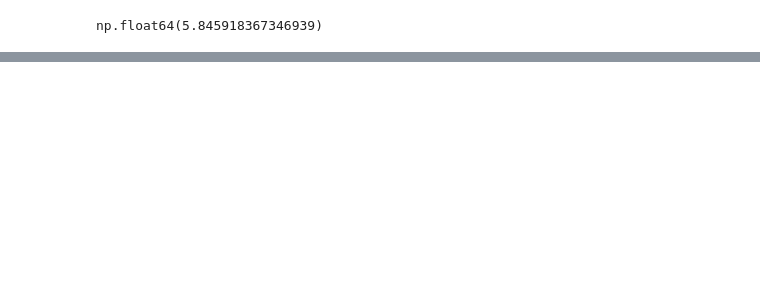
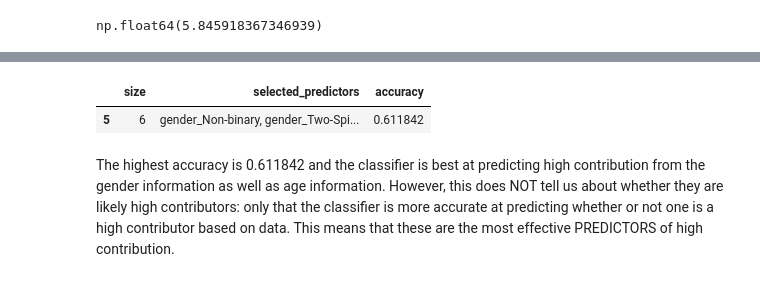
Before and after one commit to SamsonTan14/dsciindividualproject, a Jupyter notebook: final_project.ipynb, the cells around one changed output, grey strips where cells are left out. Cells and saved outputs as stored; diff of their text form; code cells hidden in the pictures; blank space fills up the shorter version.

```diff
--- a/final_project.ipynb
+++ b/final_project.ipynb
@@ -84,0 +103,35 @@ y_test = test['high_contributor']
+# %%
+
+#forward iteration to determine how many predictors is best to use
+
+# for every possible number of predictors
+for i in range(1, n_total + 1):
+
+    accs = np.zeros(len(names))
+    # for every possible predictor to add
+    for j in range(len(names)):
+        # Add remaining predictor j to the model
+            X = contr_subset[selected + [names[j]]]
+            y = contr_subset["high_contributor"]
+
+        # Find the best K for this set of predictors
+            contr_tune_grid.fit(X, y)
+            accuracies_grid = pd.DataFrame(contr_tune_grid.cv_results_)
+
+        # Store the tuned accuracy for this set of predictors
+            accs[j] = accuracies_grid["mean_test_score"].max()
+
+    # get the best new set of predictors that maximize cv accuracy
+    best_set = selected + [names[accs.argmax()]]
+
+    # store the results for this round of forward selection
+    accuracy_dict["size"].append(i)
+    accuracy_dict["selected_predictors"].append(", ".join(best_set))
+    accuracy_dict["accuracy"].append(accs.max())
+
+    # update the selected & available sets of predictors
+    selected = best_set
+    del names[accs.argmax()]
+
+accuracies = pd.DataFrame(accuracy_dict)
+accuracies
@@ -84,0 +153,10 @@ y_test = test['high_contributor']
+# %%
+#find top accuracy and select predictors
+
+top_accuracy = accuracies.loc[[accuracies['accuracy'].idxmax()]]
+top_accuracy
+# %% [output]
+|  | size | selected_predictors | accuracy |
+| 5 | 6 | gender_Non-binary, gender_Two-Spi... | 0.611842 |
+# %% [markdown]
+The highest accuracy is 0.611842 and the classifier is best at predicting high contribution from the gender information as well as age information. However, this does NOT tell us about whether they are likely high contributors: only that the classifier is more accurate at predicting whether or not one is a high contributor based on data. This means that these are the most effective PREDICTORS of high contribution.
```
Also changed, not shown: parts of 15 cells of this notebook.
